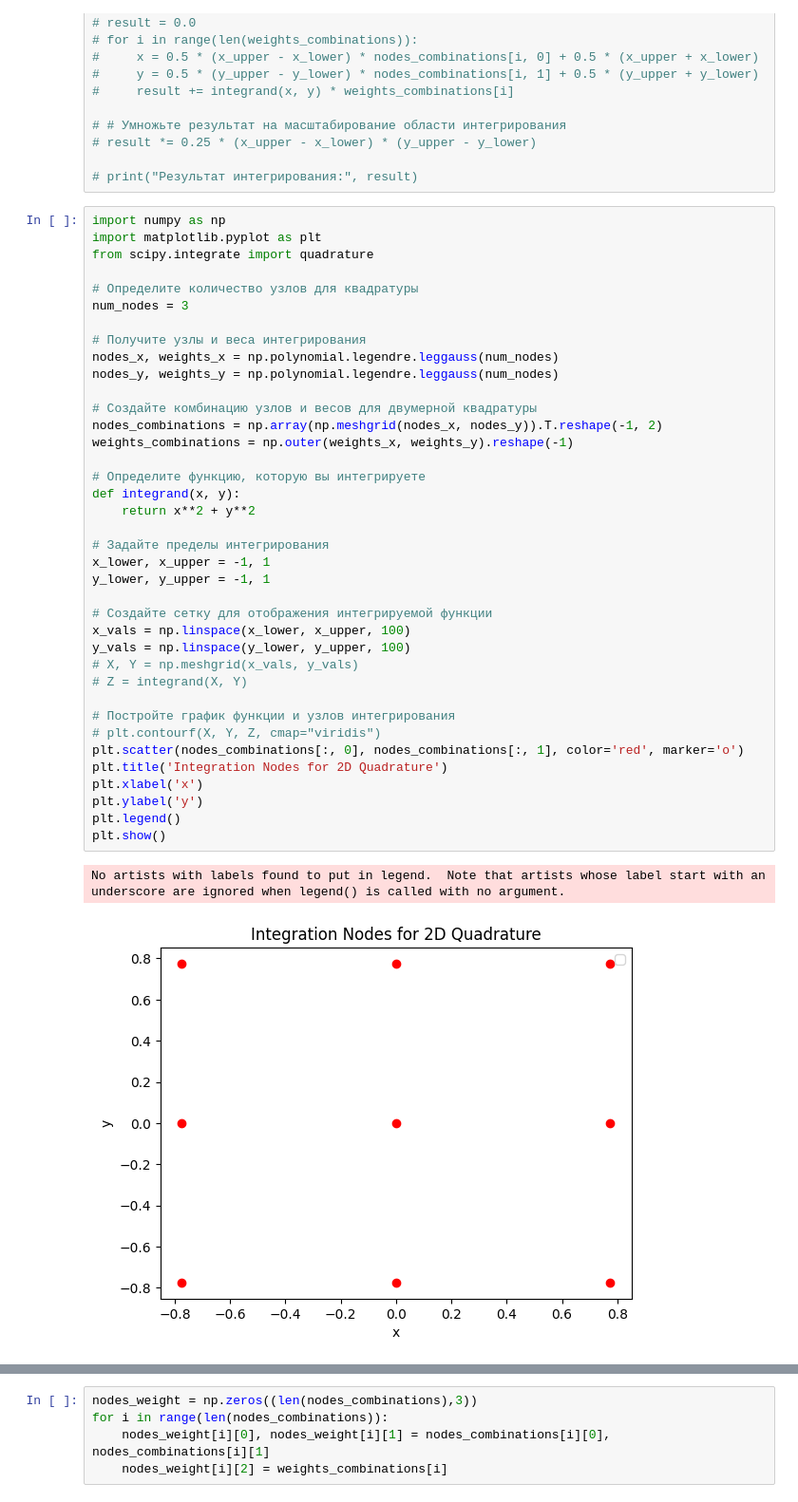
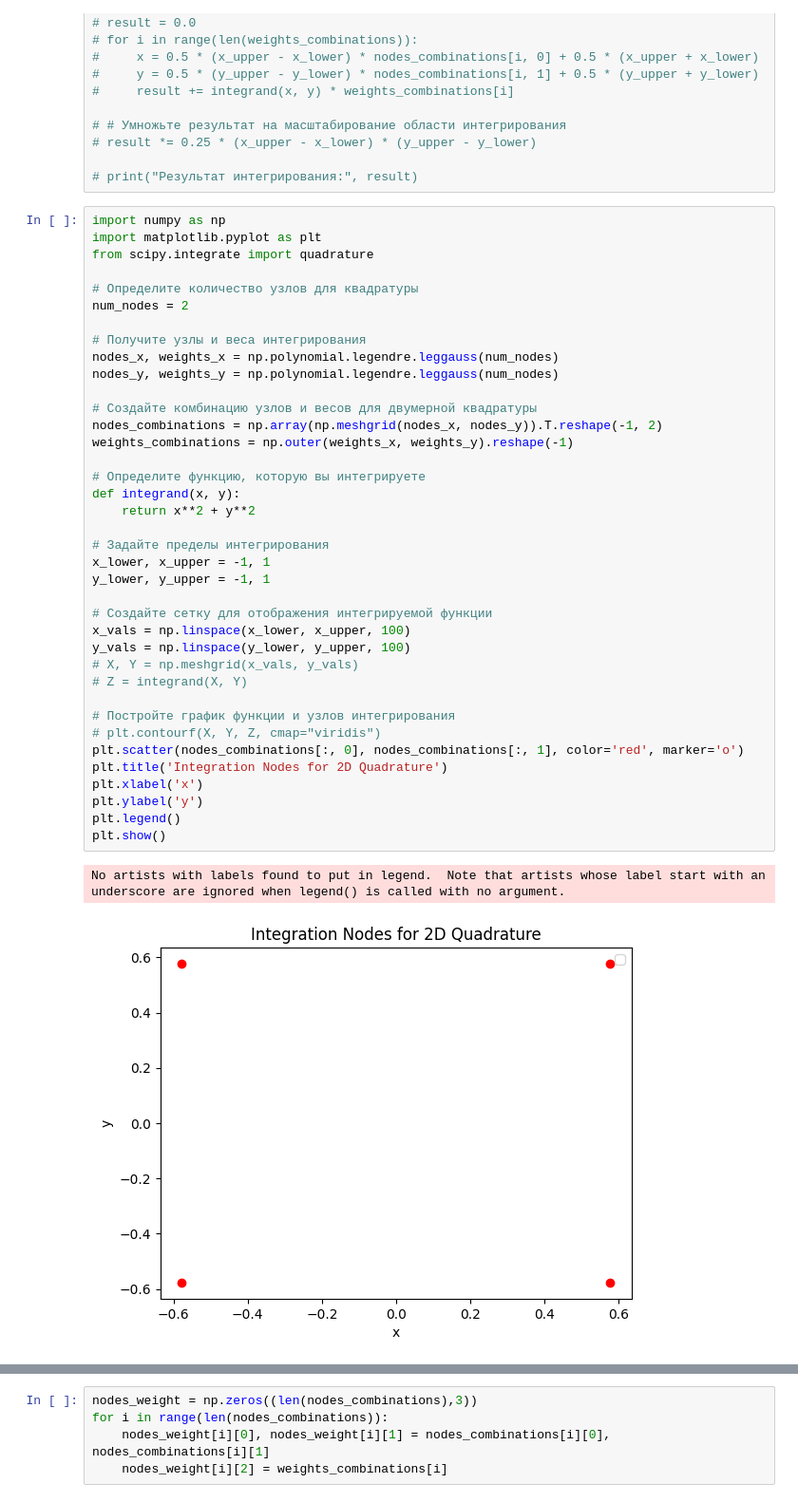
Before and after one commit to VladimirKrutko/MES, a Jupyter notebook: read_file.ipynb, the cells around one changed output, grey strips where cells are left out. Shown: that part at 95% size. Cells and saved outputs as stored; diff of their text form.

```diff
--- a/read_file.ipynb
+++ b/read_file.ipynb
@@ -80,41 +76,41 @@ import matplotlib.pyplot as plt
 from scipy.integrate import quadrature
 
 # Определите количество узлов для квадратуры
-num_nodes = 3
+num_nodes = 2
 
 # Получите узлы и веса интегрирования
 nodes_x, weights_x = np.polynomial.legendre.leggauss(num_nodes)
 nodes_y, weights_y = np.polynomial.legendre.leggauss(num_nodes)
 
 # Создайте комбинацию узлов и весов для двумерной квадратуры
 nodes_combinations = np.array(np.meshgrid(nodes_x, nodes_y)).T.reshape(-1, 2)
 weights_combinations = np.outer(weights_x, weights_y).reshape(-1)
 
 # Определите функцию, которую вы интегрируете
 def integrand(x, y):
     return x**2 + y**2
 
 # Задайте пределы интегрирования
 x_lower, x_upper = -1, 1
 y_lower, y_upper = -1, 1
 
 # Создайте сетку для отображения интегрируемой функции
 x_vals = np.linspace(x_lower, x_upper, 100)
 y_vals = np.linspace(y_lower, y_upper, 100)
 # X, Y = np.meshgrid(x_vals, y_vals)
 # Z = integrand(X, Y)
 
 # Постройте график функции и узлов интегрирования
 # plt.contourf(X, Y, Z, cmap="viridis")
 plt.scatter(nodes_combinations[:, 0], nodes_combinations[:, 1], color='red', marker='o')
 plt.title('Integration Nodes for 2D Quadrature')
 plt.xlabel('x')
 plt.ylabel('y')
 plt.legend()
 plt.show()
 # %% [output]
 No artists with labels found to put in legend.  Note that artists whose label start with an underscore are ignored when legend() is called with no argument.
-[figure, old version]
+[figure, new version]
 # %%
 nodes_combinations
 # %% [output]
```
Also changed, not shown: parts of 36 cells of this notebook, 2 other files.
